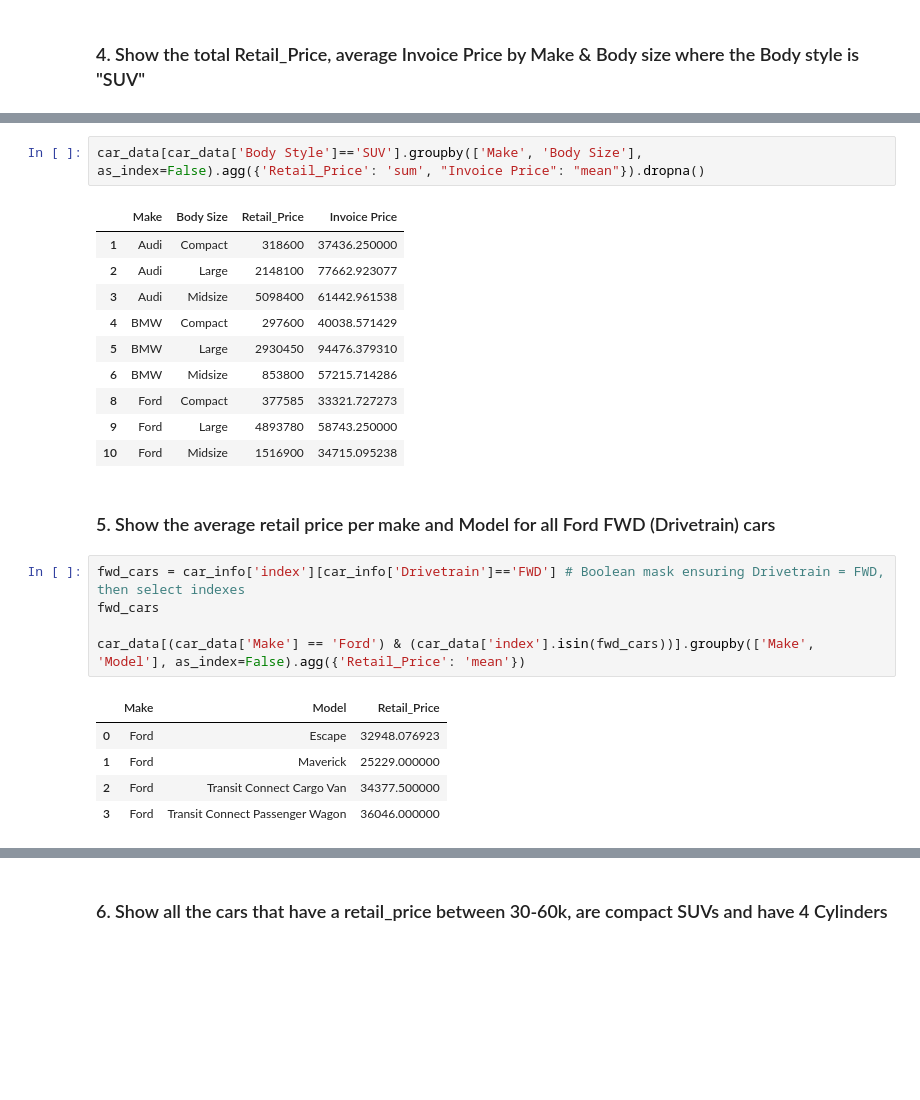
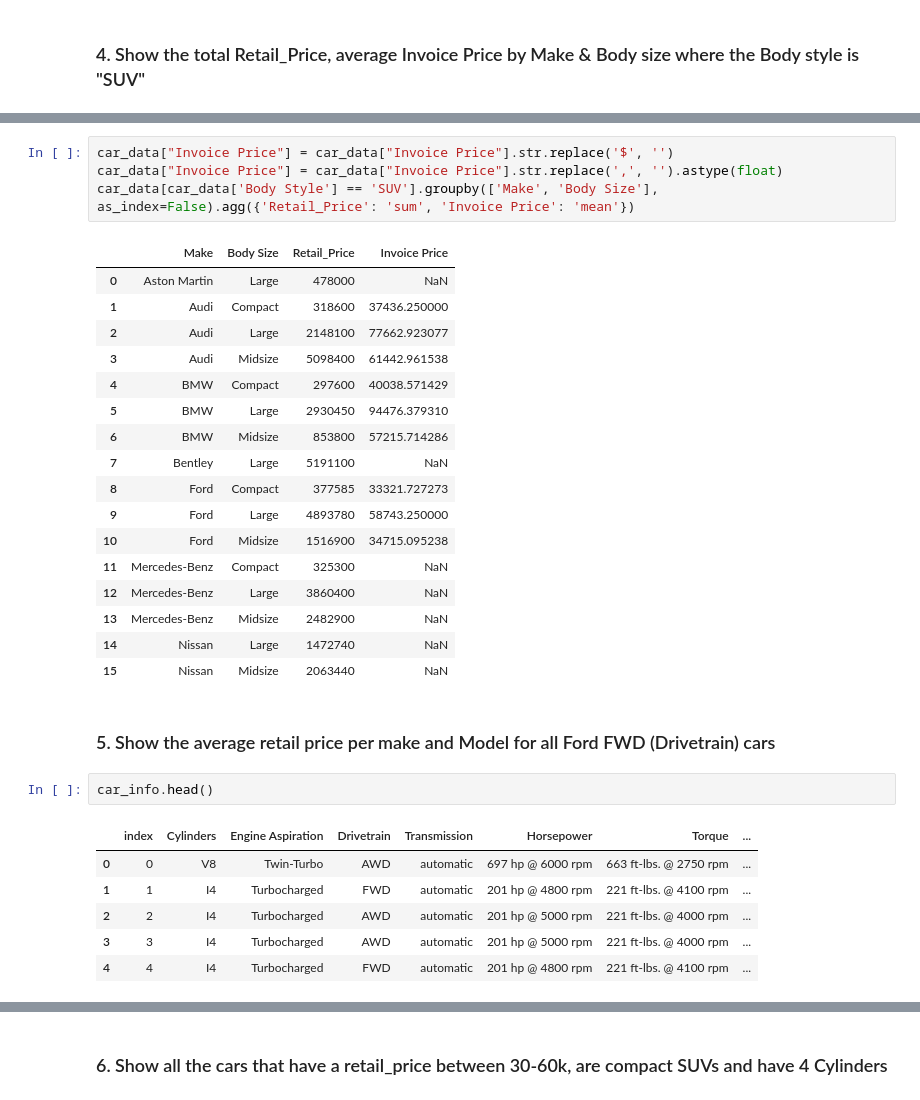
Before and after one commit to CHMcCartney/python_2025, a Jupyter notebook: 2.Python_Test_Beginner/Python_Test_1.ipynb, the cells around one changed output, grey strips where cells are left out. Drawn from its saved outputs; the diff is of its cells as text; blank space fills up the shorter version.

```diff
--- a/2.Python_Test_Beginner/Python_Test_1.ipynb
+++ b/2.Python_Test_Beginner/Python_Test_1.ipynb
@@ -296,26 +307,33 @@ car_data[car_data['Make'] == 'Mercedes-Benz'].groupby(['Model'], as_index = Fals
 # %%
-car_data[car_data['Body Style']=='SUV'].groupby(['Make', 'Body Size'], as_index=False).agg({'Retail_Price': 'sum', "Invoice Price": "mean"}).dropna()
+car_data["Invoice Price"] = car_data["Invoice Price"].str.replace('$', '')
+car_data["Invoice Price"] = car_data["Invoice Price"].str.replace(',', '').astype(float)
+car_data[car_data['Body Style'] == 'SUV'].groupby(['Make', 'Body Size'], as_index=False).agg({'Retail_Price': 'sum', 'Invoice Price': 'mean'})
 # %% [output]
 |  | Make | Body Size | Retail_Price | Invoice Price |
+| 0 | Aston Martin | Large | 478000 | NaN |
 | 1 | Audi | Compact | 318600 | 37436.250000 |
 | 2 | Audi | Large | 2148100 | 77662.923077 |
 | 3 | Audi | Midsize | 5098400 | 61442.961538 |
 | 4 | BMW | Compact | 297600 | 40038.571429 |
 | 5 | BMW | Large | 2930450 | 94476.379310 |
 | 6 | BMW | Midsize | 853800 | 57215.714286 |
+| 7 | Bentley | Large | 5191100 | NaN |
 | 8 | Ford | Compact | 377585 | 33321.727273 |
 | 9 | Ford | Large | 4893780 | 58743.250000 |
 | 10 | Ford | Midsize | 1516900 | 34715.095238 |
+| 11 | Mercedes-Benz | Compact | 325300 | NaN |
+| 12 | Mercedes-Benz | Large | 3860400 | NaN |
+| 13 | Mercedes-Benz | Midsize | 2482900 | NaN |
+| 14 | Nissan | Large | 1472740 | NaN |
+| 15 | Nissan | Midsize | 2063440 | NaN |
 # %% [markdown]
 ### 5. Show the average retail price per make and Model for all Ford FWD (Drivetrain) cars
 # %%
-fwd_cars = car_info['index'][car_info['Drivetrain']=='FWD'] # Boolean mask ensuring Drivetrain = FWD, then select indexes
-fwd_cars
-
-car_data[(car_data['Make'] == 'Ford') & (car_data['index'].isin(fwd_cars))].groupby(['Make', 'Model'], as_index=False).agg({'Retail_Price': 'mean'})
+car_info.head()
 # %% [output]
-|  | Make | Model | Retail_Price |
-| 0 | Ford | Escape | 32948.076923 |
-| 1 | Ford | Maverick | 25229.000000 |
-| 2 | Ford | Transit Connect Cargo Van | 34377.500000 |
-| 3 | Ford | Transit Connect Passenger Wagon | 36046.000000 |
+|  | index | Cylinders | Engine Aspiration | Drivetrain | Transmission | Horsepower | Torque | ... |
+| 0 | 0 | V8 | Twin-Turbo | AWD | automatic | 697 hp @ 6000 rpm | 663 ft-lbs. @ 2750 rpm | ... |
+| 1 | 1 | I4 | Turbocharged | FWD | automatic | 201 hp @ 4800 rpm | 221 ft-lbs. @ 4100 rpm | ... |
+| 2 | 2 | I4 | Turbocharged | AWD | automatic | 201 hp @ 5000 rpm | 221 ft-lbs. @ 4000 rpm | ... |
+| 3 | 3 | I4 | Turbocharged | AWD | automatic | 201 hp @ 5000 rpm | 221 ft-lbs. @ 4000 rpm | ... |
+| 4 | 4 | I4 | Turbocharged | FWD | automatic | 201 hp @ 4800 rpm | 221 ft-lbs. @ 4100 rpm | ... |
```
Also changed, not shown: parts of 9 cells of this notebook.
